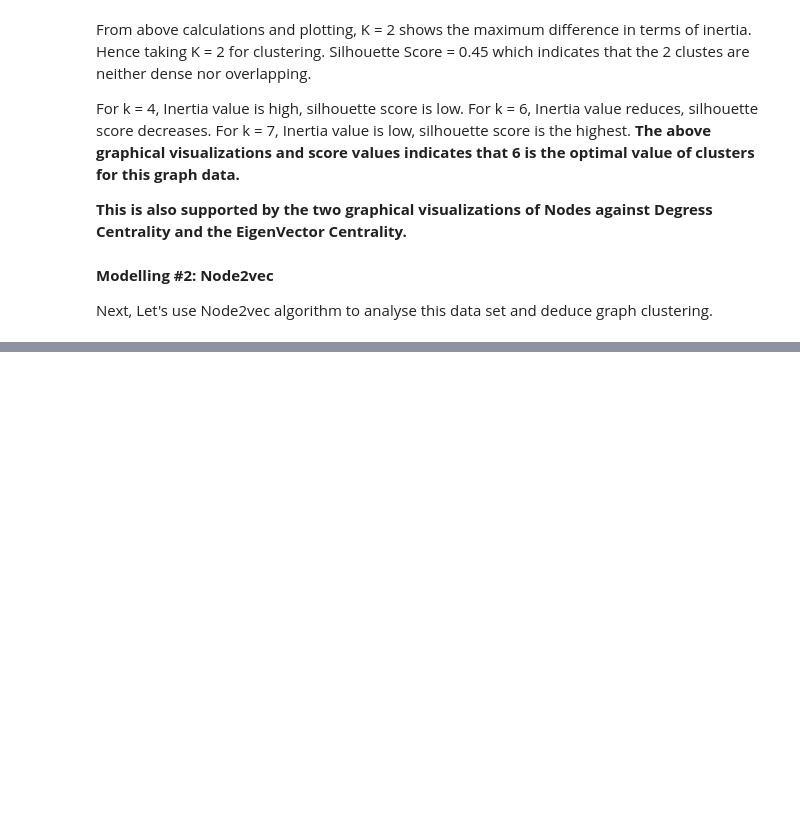
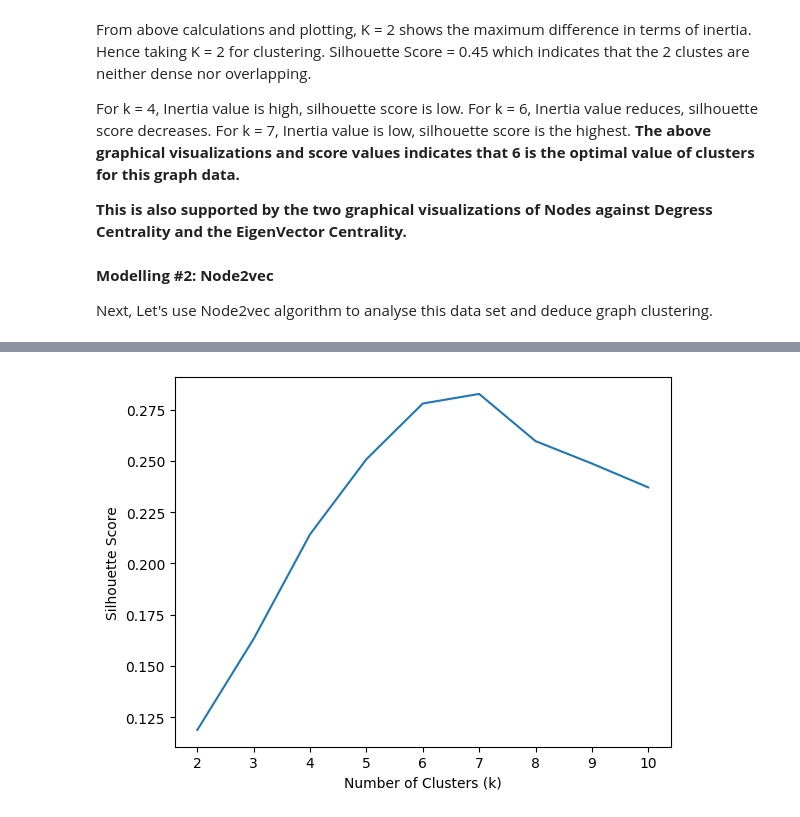
Before and after one commit to umeshrawat/MachineLearning, a Jupyter notebook: Unsupervised_Classification/SocialClusters/src/SocialClusters.ipynb, the cells around one changed output, grey strips where cells are left out. Drawn from its saved outputs; the diff is of its cells as text; code cells hidden in the pictures; blank space fills up the shorter version.

```diff
--- a/Unsupervised_Classification/SocialClusters/src/SocialClusters.ipynb
+++ b/Unsupervised_Classification/SocialClusters/src/SocialClusters.ipynb
@@ -409,0 +456,9 @@ embeddings = model.wv
+# %%
+# Plot the scores to find the optimal k
+import matplotlib.pyplot as plt
+plt.plot(range(2, 11), silhouette_scores)
+plt.xlabel('Number of Clusters (k)')
+plt.ylabel('Silhouette Score')
+plt.show()
+# %% [output]
+[figure, added]
```
Also changed, not shown: parts of 20 cells of this notebook.
